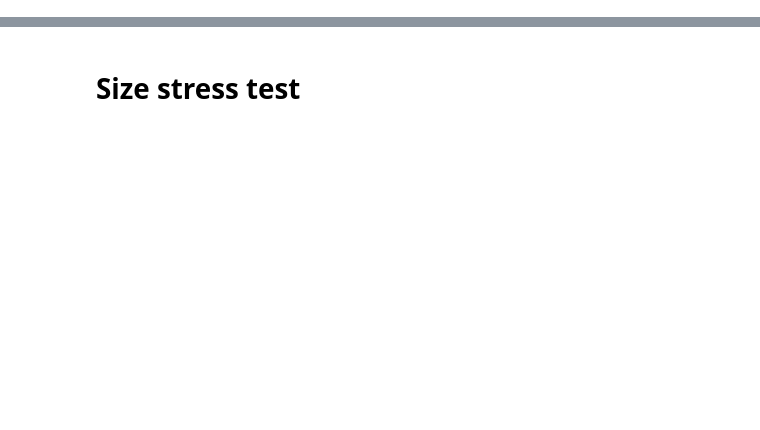
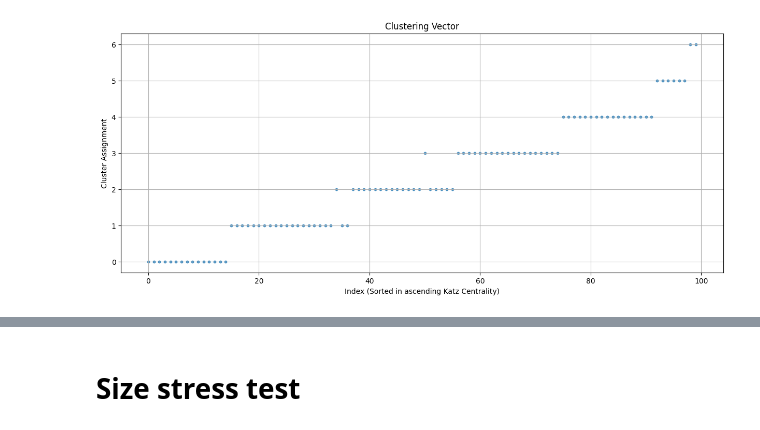
Before and after one commit to jan-meissner/AnonymiGraph, a Jupyter notebook: notebooks/VariationNest/greedy_algo_fast.ipynb, the cells around one changed output, grey strips where cells are left out. Drawn from its saved outputs; the diff is of its cells as text; code cells hidden in the pictures; blank space fills up the shorter version.

```diff
--- a/notebooks/VariationNest/greedy_algo_fast.ipynb
+++ b/notebooks/VariationNest/greedy_algo_fast.ipynb
@@ -39,9 +281,6 @@ def generate_adjacency_matrix_and_katz_vector(n, p, seed=42, alpha=0.1, beta=1.0
 # %%
-n = 15
-p = 4/n
-adj_matrix, katz_vector = generate_adjacency_matrix_and_katz_vector(n=n, p=p, alpha=0.01, seed=49)
+n = 100
+p = 6/n
+adj_matrix, katz_vector = generate_adjacency_matrix_and_katz_vector(n=n, p=p, alpha=0.1)
 edges = get_edge_vector_from_adj_matrix(adj_matrix)
-
-final_objective = greedy_search(katz_vector, edges, np.array([0]*len(katz_vector)), w=0.00009)
-print(f"Final Objective: {final_objective}")
 # %% [output]
@@ -217,5 +291,0 @@ def greedy_algorithm_inefficient(v_K, A, inital_clusters, w):
-# %%
-n = 600
-p = 4/n
-adj_matrix, katz_vector = generate_adjacency_matrix_and_katz_vector(n=n, p=p, alpha=0.01)
-edges = get_edge_vector_from_adj_matrix(adj_matrix)
@@ -225,0 +292,5 @@ Katz converged after 10 iterations.
+# %%
+#w = np.exp(-6) #Finally some PAM swaps
+w = np.exp(-3) ##Finally some PAM swaps
+#w = np.exp(-8)
+best_state_slow, best_clusters_objective_slow = greedy_algorithm_inefficient(katz_vector, adj_matrix.todense(), np.array([0]*len(katz_vector), dtype=np.int64), w=w)
@@ -226,3 +309,31 @@ Katz converged after 10 iterations.
+# %%
+import pandas as pd
+import matplotlib.pyplot as plt
+import numpy as np
+import seaborn as sns
+
+def relabel_clusters(clustering_vector):
+    relabeled_vector, _ = pd.factorize(clustering_vector)
+    return relabeled_vector
+
+# Creating a DataFrame for the clustering vector
+data = pd.DataFrame({
+    'Index': range(len(best_state_slow)),
+    'Cluster': relabel_clusters(best_state_slow)
+})
+
+# Apply custom colors to the scatter plot
+plt.figure(figsize=(15, 6))
+plt.scatter(data['Index'], data['Cluster'], s=10, alpha=0.7)
+
+plt.title('Clustering Vector')
+plt.xlabel('Index (Sorted in ascending Katz Centrality)')
+plt.ylabel('Cluster Assignment')
+plt.grid(True)
+#plt.legend(title='Cluster', bbox_to_anchor=(1.05, 1), loc='upper left')
+plt.show()
+# %% [output]
+[figure, added]
 # %%
 import time
 import numpy as np
```
Also changed, not shown: parts of 15 cells of this notebook, 1 other file.
